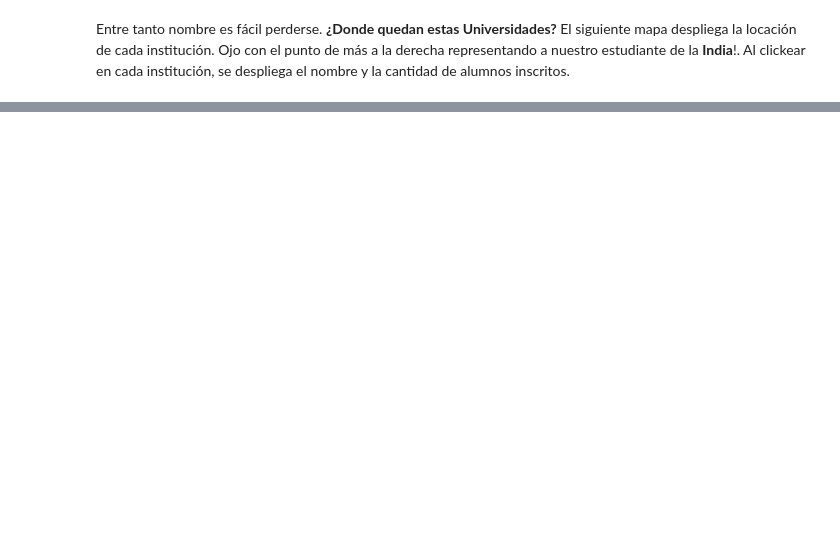
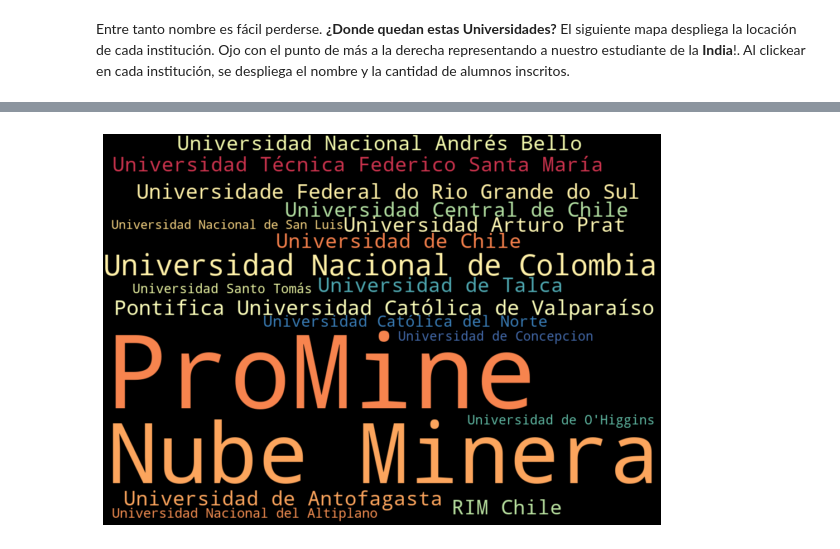
Before and after one commit to gnelis/EDV_Stats, a Jupyter notebook: Main.ipynb, the cells around one changed output, grey strips where cells are left out. Cells and saved outputs as stored; diff of their text form; code cells hidden in the pictures; blank space fills up the shorter version.

```diff
--- a/Main.ipynb
+++ b/Main.ipynb
@@ -75,0 +123,17 @@ m
+# %%
+#Filtrado por pago
+ausp = data.loc[(data["Pagado"]!="No") & (data["Pagado"]!="No Inscrito")].value_counts("Auspicio")
+
+#Alumnos Por Universidad
+ausp = ausp.to_frame(name = "Pop")
+ausp.reset_index(level=0, inplace=True)
+
+## WordCloud Universidades
+ausp_freq_dict = dict(zip(ausp["Auspicio"].tolist(), univ["Pop"].tolist()))
+wc_univ = WordCloud(width=1000, height=700, background_color = 'black', colormap = 'Spectral', relative_scaling = 0.1).generate_from_frequencies(ausp_freq_dict)
+plt.figure(figsize=(10, 10))
+plt.imshow(wc_univ, interpolation='bilinear')
+plt.axis('off')
+plt.show()
+# %% [output]
+[figure, added]
```
Also changed, not shown: parts of 12 cells of this notebook.
